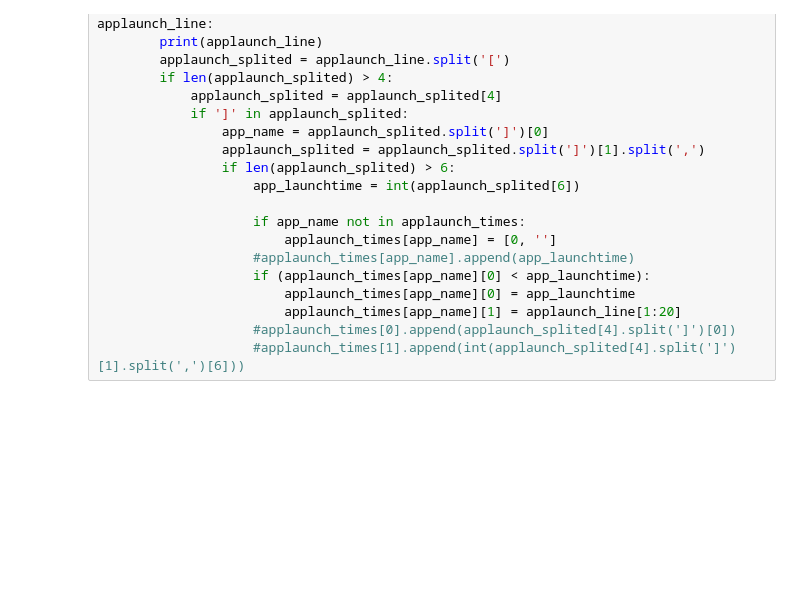
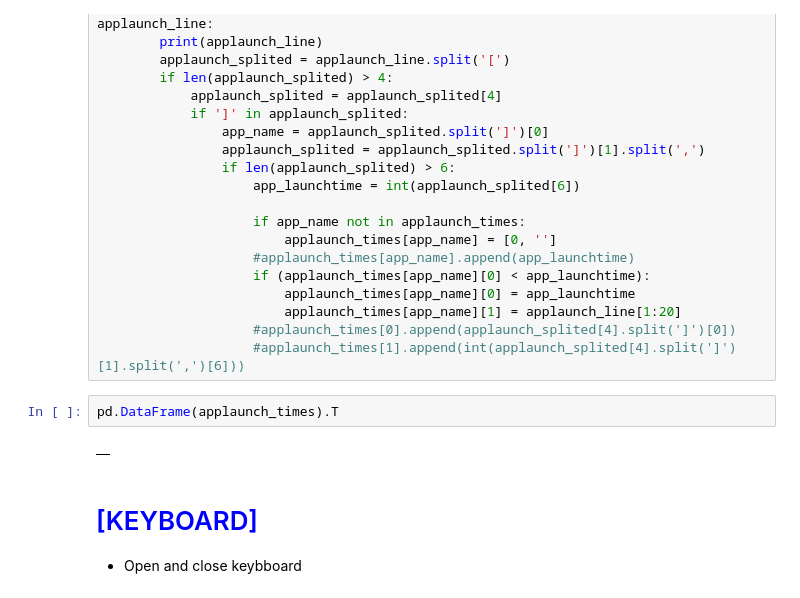
Before and after one commit to Binse-Park/Parser-android-s-dumpstate, a Jupyter notebook: log_parser.ipynb, the cells around one changed output. Cells and saved outputs as stored; diff of their text form; blank space fills up the shorter version.

```diff
--- a/log_parser.ipynb
+++ b/log_parser.ipynb
@@ -2618,3 +2618,10 @@ for applaunch_line in applaunch_lines:
                         applaunch_times[app_name][1] = applaunch_line[1:20]
                     #applaunch_times[0].append(applaunch_splited[4].split(']')[0])
                     #applaunch_times[1].append(int(applaunch_splited[4].split(']')[1].split(',')[6]))
+# %%
+pd.DataFrame(applaunch_times).T
+# %% [output]
+|  |
+# %% [markdown]
+# <span style="color:blue">[KEYBOARD]</span>
+* Open and close keybboard
```
Also changed, not shown: parts of 1 cell of this notebook.
